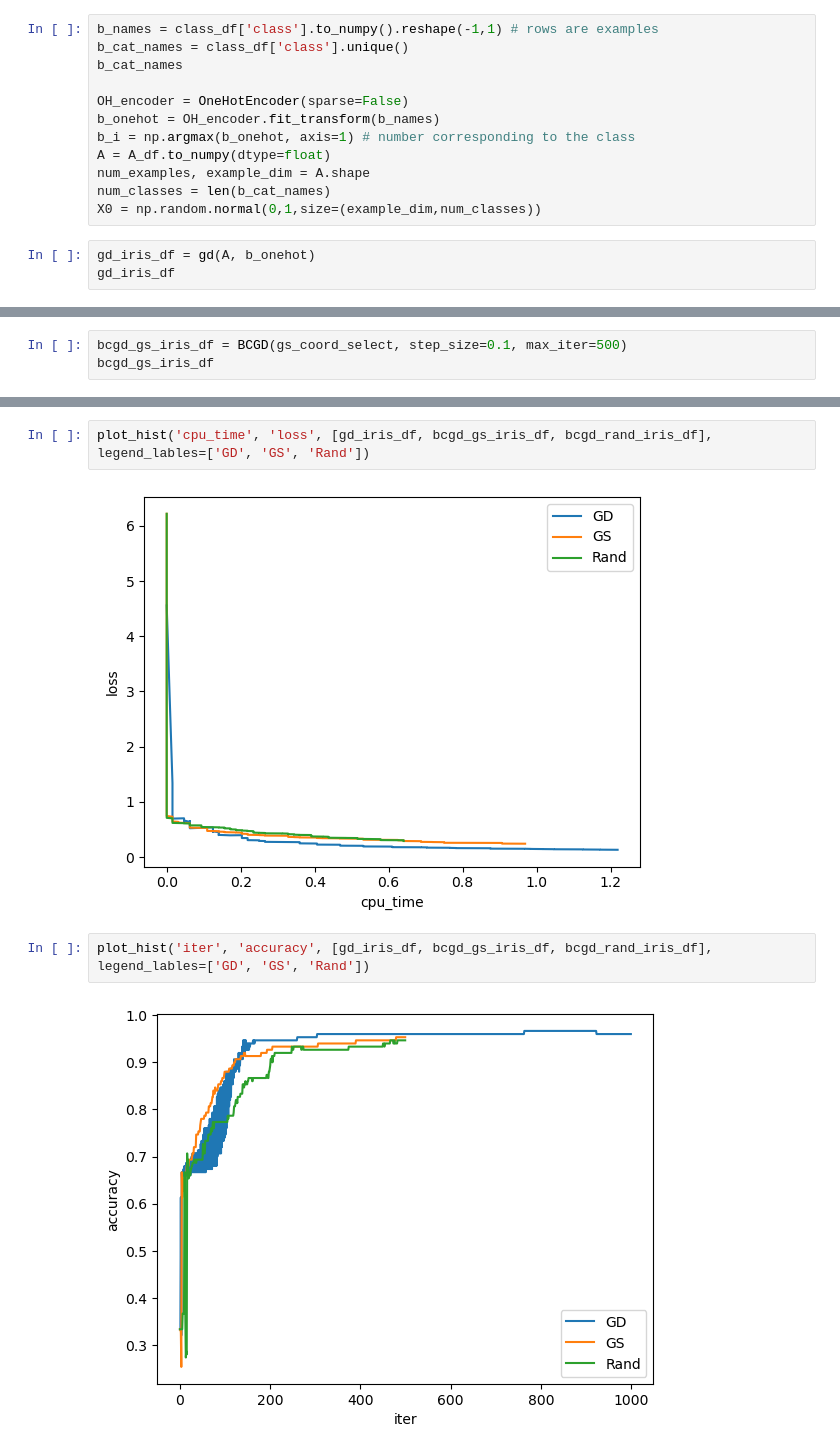
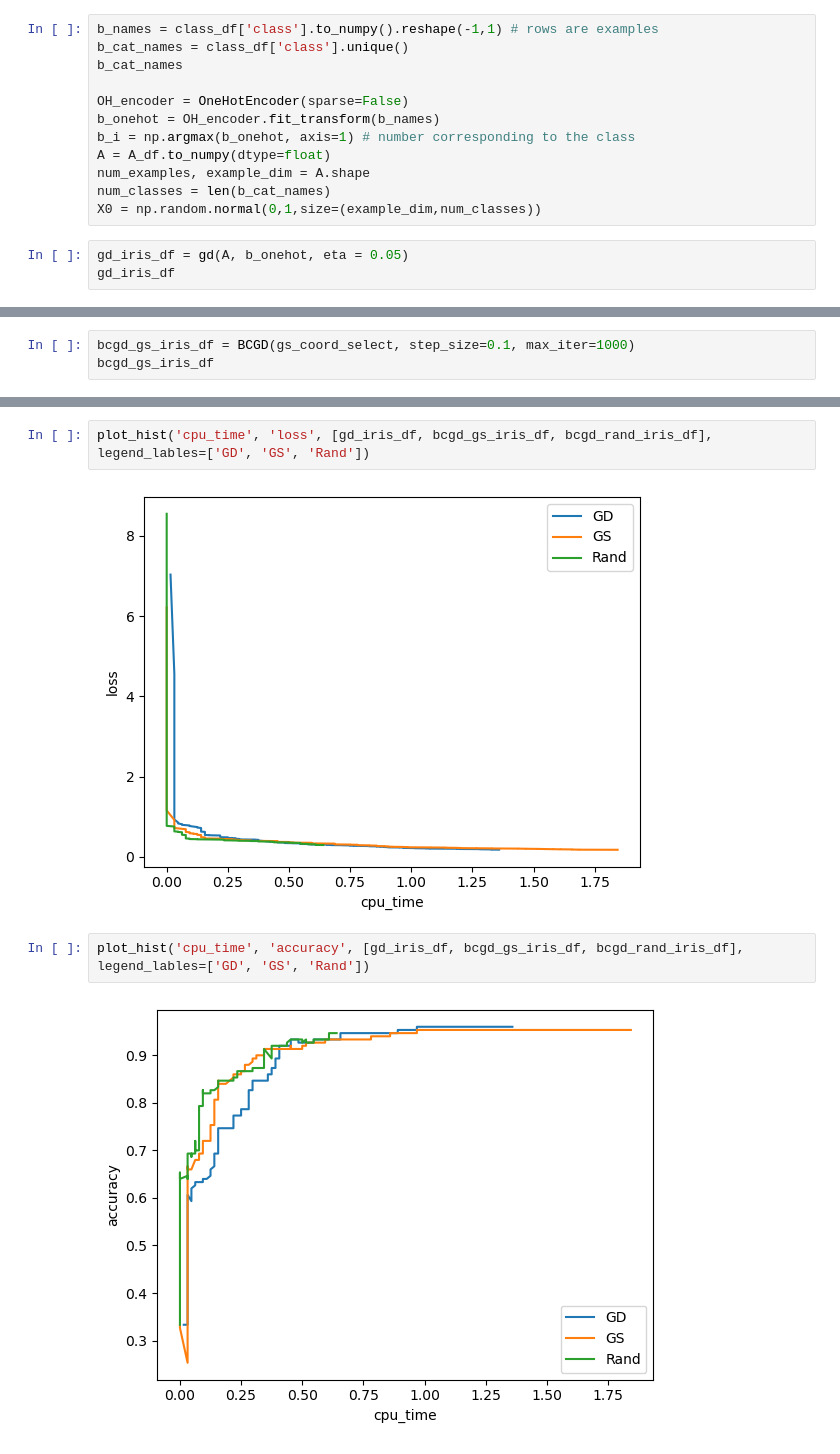
Before and after one commit to Aiecco/BCGD-methods, a Jupyter notebook: HW scratch.ipynb, the cells around one changed output, grey strips where cells are left out. Cells and saved outputs as stored; diff of their text form.

```diff
--- a/HW scratch.ipynb
+++ b/HW scratch.ipynb
@@ -312,7 +312,7 @@ num_examples, example_dim = A.shape
 num_classes = len(b_cat_names)
 X0 = np.random.normal(0,1,size=(example_dim,num_classes))
 # %%
-gd_iris_df = gd(A, b_onehot)
+gd_iris_df = gd(A, b_onehot, eta = 0.05)
 gd_iris_df
 # %% [output]
 |  | iter | loss | accuracy | grad_mag | cpu_time | wall_time |
@@ -330,6 +330,6 @@ gd_iris_df
 1000 rows × 6 columns
 # %%
-bcgd_gs_iris_df = BCGD(gs_coord_select, step_size=0.1, max_iter=500)
+bcgd_gs_iris_df = BCGD(gs_coord_select, step_size=0.1, max_iter=1000)
 bcgd_gs_iris_df
 # %% [output]
 |  | iter | loss | accuracy | i_k | L2_g_ik | cpu_time | wall_time |
@@ -365,8 +365,8 @@ bcgd_rand_iris_df
 # %%
 plot_hist('cpu_time', 'loss', [gd_iris_df, bcgd_gs_iris_df, bcgd_rand_iris_df], legend_lables=['GD', 'GS', 'Rand'])
 # %% [output]
-[figure, old version]
+[figure, new version]
 # %%
-plot_hist('iter', 'accuracy', [gd_iris_df, bcgd_gs_iris_df, bcgd_rand_iris_df], legend_lables=['GD', 'GS', 'Rand'])
+plot_hist('cpu_time', 'accuracy', [gd_iris_df, bcgd_gs_iris_df, bcgd_rand_iris_df], legend_lables=['GD', 'GS', 'Rand'])
 # %% [output]
-[figure, old version]
+[figure, new version]
```
Also changed, not shown: parts of 3 cells of this notebook, 1 other file.
